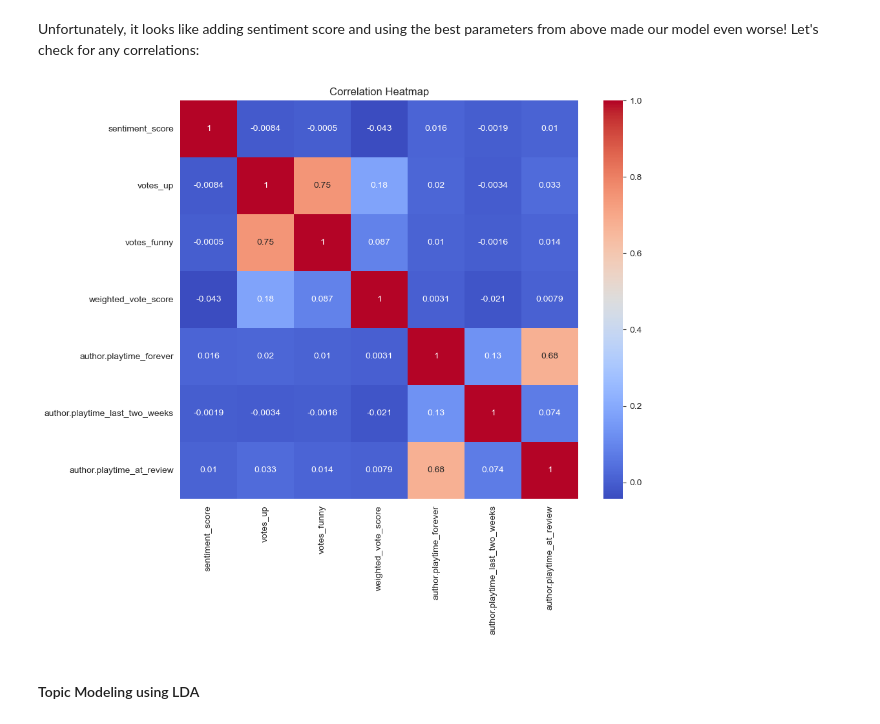
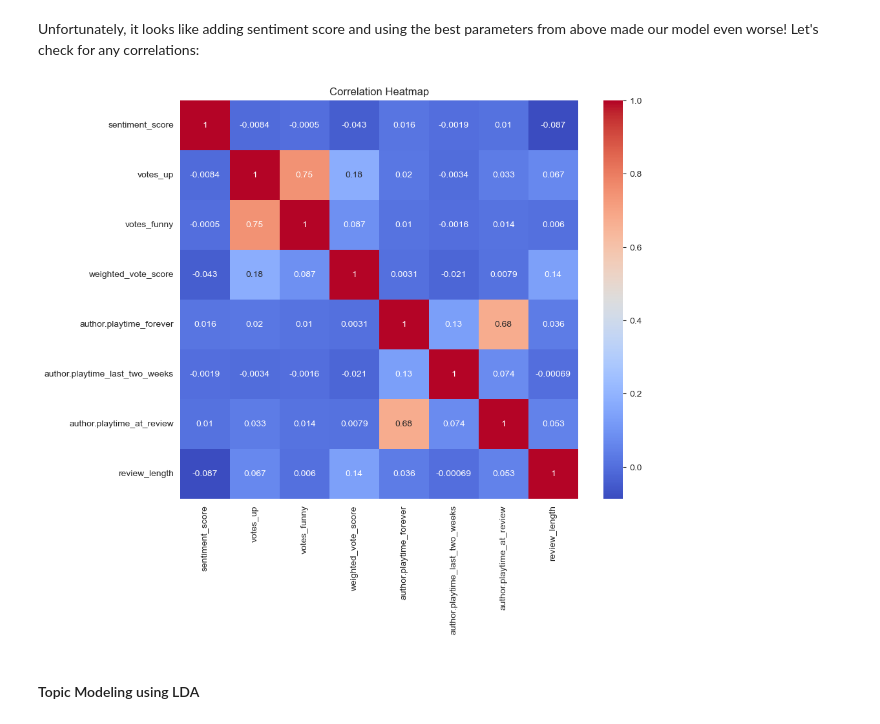
Before and after one commit to jbloewencolon/Steam-Game-Review-Sentiment-Analysis, a Jupyter notebook: Phase 4 Project - Game Sentiment Analyzer.ipynb, the cells around one changed output. Cells and saved outputs as stored; diff of their text form; code cells hidden in the pictures.

```diff
--- a/Phase 4 Project - Game Sentiment Analyzer.ipynb
+++ b/Phase 4 Project - Game Sentiment Analyzer.ipynb
@@ -608,29 +608,29 @@ Unfortunately, it looks like adding sentiment score and using the best parameter
 # %%
 # Calculate sentiment scores for each review
 df_sampled['sentiment_score'] = df_sampled['review'].apply(lambda x: TextBlob(x).sentiment.polarity)
 
-# Select the numerical columns including playtime
+# Select the numerical columns including playtime and review length
 numerical_columns = ['sentiment_score', 'votes_up', 'votes_funny', 'weighted_vote_score',
                      'author.playtime_forever', 'author.playtime_last_two_weeks',
-                     'author.playtime_at_review']
+                     'author.playtime_at_review', 'review_length']
 
 # Subset the dataframe with numerical columns
 numerical_df = df_sampled[numerical_columns]
 
 # Calculate correlation matrix
 correlation_matrix = numerical_df.corr()
 
 # Create a heatmap
 plt.figure(figsize=(10, 8))
 sns.heatmap(correlation_matrix, annot=True, cmap='coolwarm', square=True)
 
 # Set the title
 plt.title("Correlation Heatmap")
 
 # Display the heatmap
 plt.show()
 # %% [output]
-[figure, old version]
+[figure, new version]
 # %% [markdown]
 #### Topic Modeling using LDA
 # %% [markdown]
```
